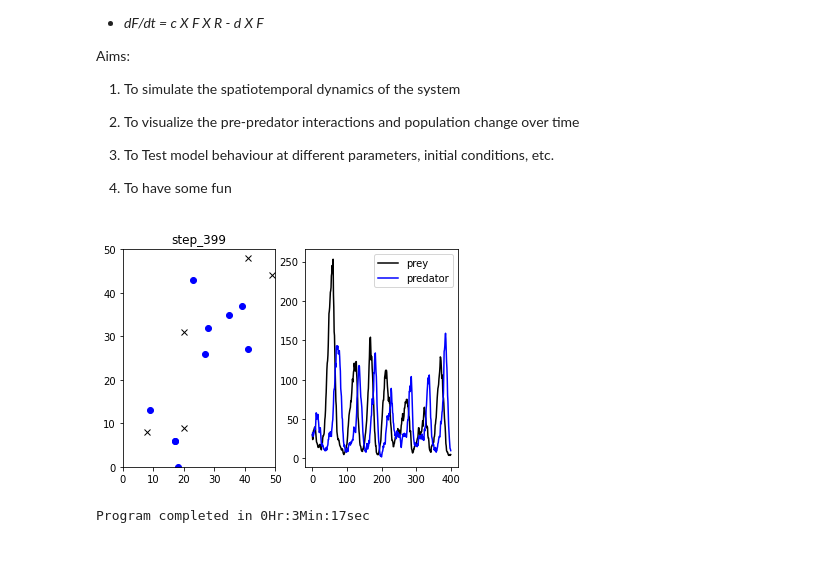
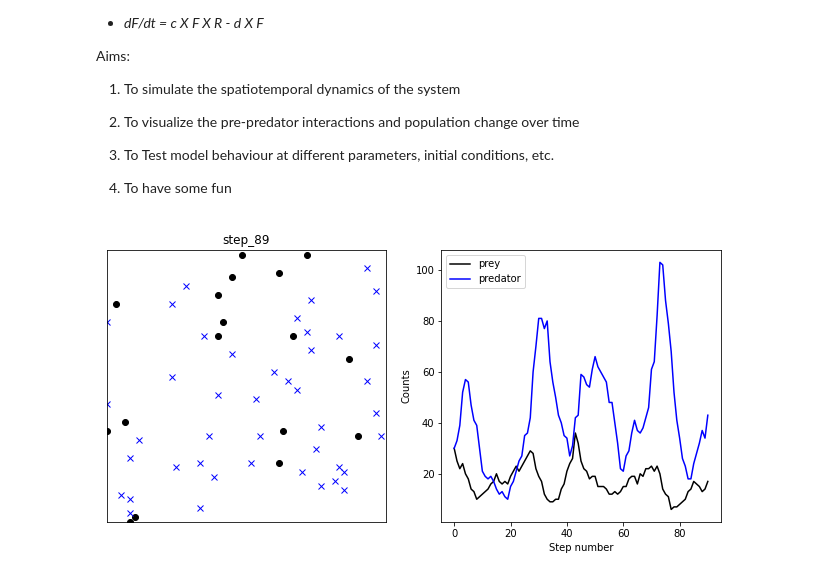
Before and after one commit to ANLandge/prey_predator_agents, a Jupyter notebook: prey_predator_101.ipynb, the cells around one changed output. Saved outputs shown, nothing was run; the diff lists cells and outputs as text; code cells hidden in the pictures.

```diff
--- a/prey_predator_101.ipynb
+++ b/prey_predator_101.ipynb
@@ -224,18 +239,18 @@ print("Created directory for results ...")
 
 # define parameters
 alpha=0.2
-beta=0.5
-delta=0.5
+beta=0.8
+delta=0.6
 gamma=0.4
 
-steps = 400
-landSize = 50
+steps = 100
+landSize = 60
 initial_prey= 30
 initial_predator = 30
 rngPre = 4
-rngPrd = 8
+rngPrd = 10
 
-# populate the land with some organisms to begin
+# populate the land with some organisms
 print("Running simulation ...")
 sim1 = simulateModel(steps, outdir, landSize, initial_prey, initial_predator, rngPre, rngPrd,
   alpha, beta, delta, gamma)
@@ -243,36 +258,35 @@ sim1 = simulateModel(steps, outdir, landSize, initial_prey, initial_predator, rn
 sim1.initialize()
 
 # update the population
-plt.figure()
+plt.figure(figsize= [11, 5])
 
 for step in range(steps):
     sim1.update(step)
     sim1.plotAgents(step)
 
     if sim1.preyCnt==0:
         print("All preys died.")
         break
 
     if sim1.prdCnt==0:
         print("All predators died.")
         break
 
     if sim1.preyCnt>1000:
         print(f"Maximum prey capacity reached. prey count = {sim1.preyCnt}")
         break
 
     if sim1.prdCnt>1000:
         print(f"Maximum predator capacity reached. predator count = {sim1.prdCnt}")
         break
 plt.close()
 
 t2= time.time()
 totalSec= t2-t1
 Sec=int(totalSec%60)
 Hrs=int(totalSec//3600)
 Min=int((totalSec%3600)//60)
 
 print ("Program completed in %sHr:%sMin:%ssec\n"%(Hrs,Min,Sec))
 # %% [output]
-[figure, old version]
+[figure, new version]
-Program completed in 0Hr:3Min:17sec
```
Also changed, not shown: parts of 1 cell of this notebook.
